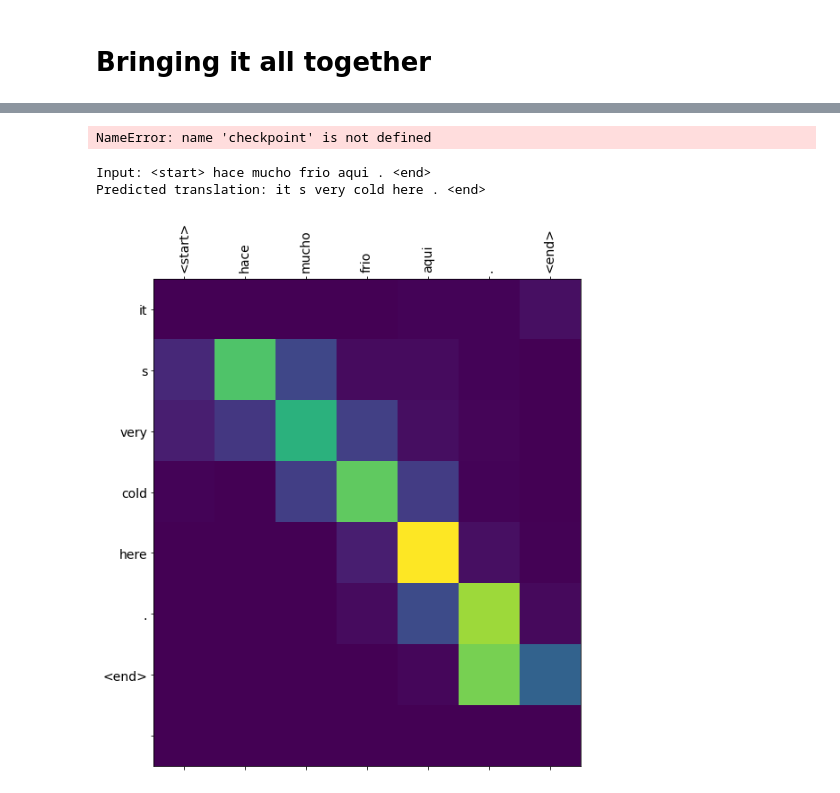
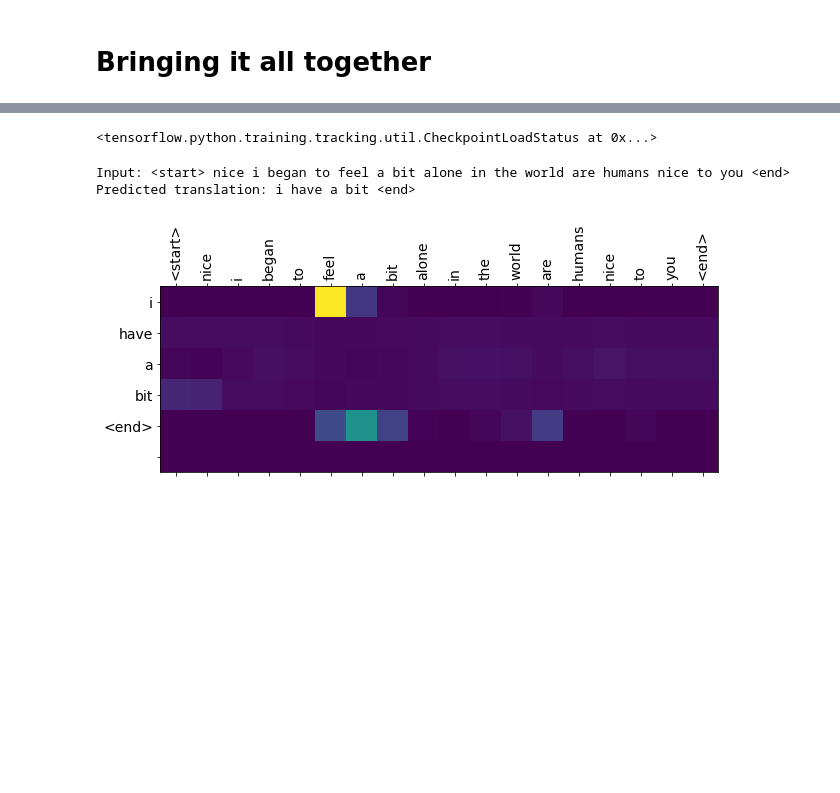
Before and after one commit to robaldis/LSTM-Chatbot, a Jupyter notebook: src/LSTM_testing/tensorflow_seq2seq_example.ipynb, the cells around one changed output, grey strips where cells are left out. Saved outputs shown, nothing was run; the diff lists cells and outputs as text; code cells hidden in the pictures; blank space fills up the shorter version.

```diff
--- a/src/LSTM_testing/tensorflow_seq2seq_example.ipynb
+++ b/src/LSTM_testing/tensorflow_seq2seq_example.ipynb
@@ -199,7 +200,7 @@ Target Language; index to word mapping
 These paeramiters define how a lot of the model will be trained and setting up the inputs that will go into creating the model.
 # %%
 BUFFER_SIZE = len(input_tensor_train)
-BATCH_SIZE = 64
+BATCH_SIZE = 16
 steps_per_epoch = len(input_tensor_train)//BATCH_SIZE
 embedding_dim = 256
 units = 1024
@@ -490,12 +495,12 @@ def translate(sentence):
 # restoring the latest checkpoint in checkpoint_dir
 checkpoint.restore(tf.train.latest_checkpoint(checkpoint_dir))
 # %% [output]
-NameError: name 'checkpoint' is not defined
+<tensorflow.python.training.tracking.util.CheckpointLoadStatus at 0x...>
-# %%
-translate(u'hace mucho frio aqui.')
-# %% [output]
-Input: <start> hace mucho frio aqui . <end>
-Predicted translation: it s very cold here . <end>
-[figure, removed]
+# %%
+translate(u'nice i began to feel a bit alone in the world are humans nice to you')
+# %% [output]
+Input: <start> nice i began to feel a bit alone in the world are humans nice to you <end>
+Predicted translation: i have a bit <end>
+[figure, added]
 # %%
 translate(u'esta es mi vida.')
```
Also changed, not shown: parts of 11 cells of this notebook, 3 other files.
